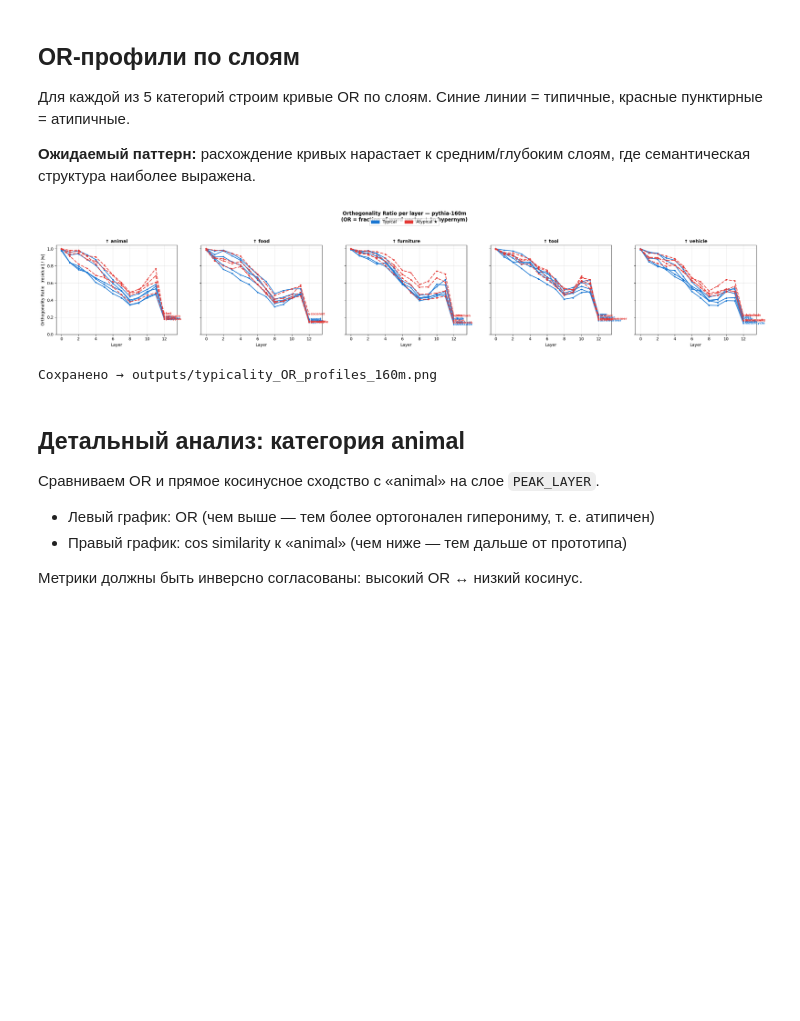
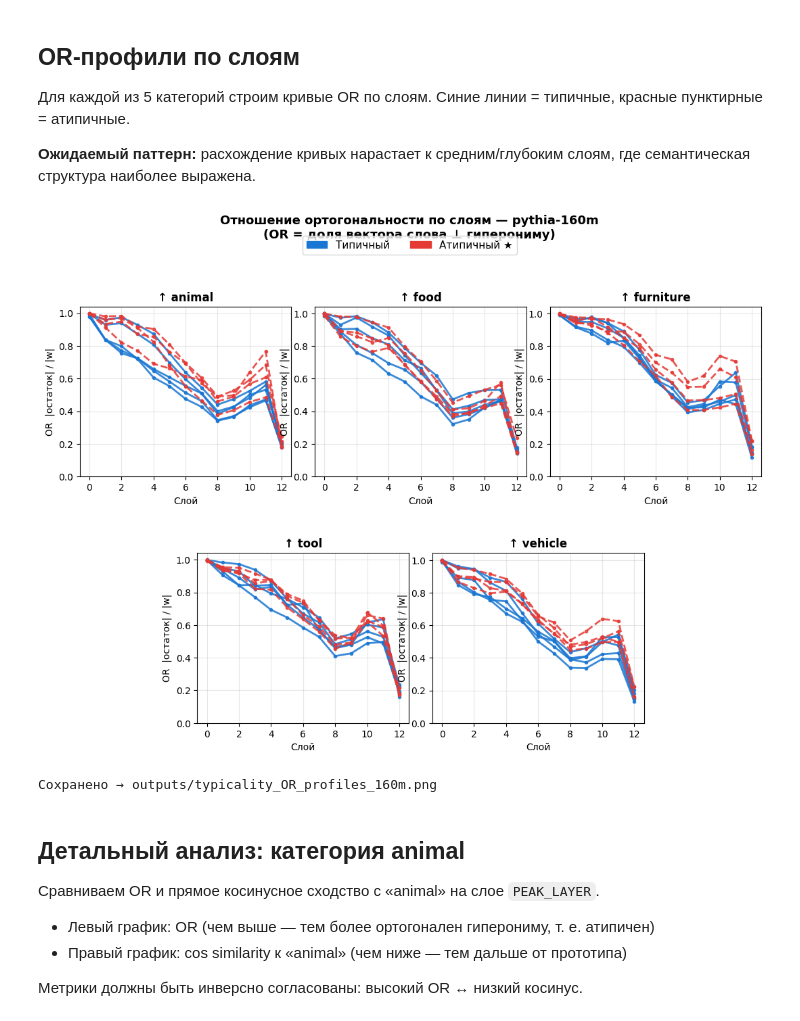
Before and after one commit to ajratik/pythia-semantic-hierarchies, a Jupyter notebook: 05_exp_6.ipynb, the cells around one changed output. Saved outputs shown, nothing was run; the diff lists cells and outputs as text; code cells hidden in the pictures; blank space fills up the shorter version.

```diff
--- a/05_exp_6.ipynb
+++ b/05_exp_6.ipynb
@@ -223,76 +222,74 @@ print("Модель выгружена из памяти.")
 layers = list(range(n_layers + 1))
 all_peak_layer_rows = []
 
-fig_profiles, axes = plt.subplots(
-    1, len(FOCUS_GROUPS), figsize=(5 * len(FOCUS_GROUPS), 4.5), sharey=True)
+import matplotlib.gridspec as gridspec
+
+fig_profiles = plt.figure(figsize=(13, 8))
+gs = gridspec.GridSpec(2, 6, figure=fig_profiles,
+                       hspace=0.45, wspace=0.25)
+
+ax_slots = [
+    fig_profiles.add_subplot(gs[0, 0:2]),
+    fig_profiles.add_subplot(gs[0, 2:4]),
+    fig_profiles.add_subplot(gs[0, 4:6]),
+    fig_profiles.add_subplot(gs[1, 1:3]),
+    fig_profiles.add_subplot(gs[1, 3:5]),
+]
 
 for ax_i, (hypernym, members) in enumerate(FOCUS_GROUPS):
-    ax = axes[ax_i]
+    ax = ax_slots[ax_i]
     if hypernym not in word_acts:
         ax.set_title(f"{hypernym} (missing)")
         continue
 
-    h_acts = word_acts[hypernym]  # [n_layers+1, d]
-
-    has_atypical = any(not t for _, t in members if _ in word_acts)
+    h_acts = word_acts[hypernym]
     fallback_palette = ["#1565C0", "#0288D1", "#00897B", "#6D4C41"]
     fallback_idx = 0
 
     for word, is_typical in members:
         if word not in word_acts:
             continue
         w_acts   = word_acts[word]
         or_curve = [orthogonality_ratio(w_acts[l], h_acts[l]) for l in layers]
-        if has_atypical:
-            color     = "#1976D2" if is_typical else "#E53935"
-            linestyle = "-"       if is_typical else "--"
-        else:
-            color     = fallback_palette[fallback_idx % len(fallback_palette)]
-            linestyle = "-"
-            fallback_idx += 1
+        color     = "#1976D2" if is_typical else "#E53935"
+        linestyle = "-"       if is_typical else "--"
         ax.plot(layers, or_curve,
                 color=color, linestyle=linestyle, linewidth=2,
-                marker="o", markersize=3, label=word, alpha=0.85)
-        ax.annotate(word,
-                    xy=(layers[-1], or_curve[-1]),
-                    xytext=(3, 0), textcoords="offset points",
-                    va="center", fontsize=8, color=color, fontweight="bold")
+                marker="o", markersize=3, alpha=0.85, label=word)
 
         peak = min(8, n_layers)
         all_peak_layer_rows.append({
             "hypernym":    hypernym,
             "word":        word,
             "is_typical":  is_typical,
             "OR_at_peak":  or_curve[peak],
             "OR_at_final": or_curve[-1],
         })
 
-    ax.set_title(f"\u2191 {hypernym}", fontweight="bold", fontsize=11)
-    ax.set_xlabel("Layer")
-    if ax_i == 0:
-        ax.set_ylabel("Orthogonality Ratio  |residual| / |w|")
+    ax.set_title(f"↑ {hypernym}", fontweight="bold", fontsize=12)
+    ax.set_xlabel("Слой", fontsize=10)
+    ax.set_ylabel("OR  |остаток| / |w|", fontsize=10)
     ax.set_ylim(bottom=0)
     ax.grid(True, alpha=0.3)
-    ax.set_xlim(right=layers[-1] + 1.5)
 
 handles = [
-    mpatches.Patch(color="#1976D2", label="Typical"),
-    mpatches.Patch(color="#E53935", label="Atypical \u2605"),
+    mpatches.Patch(color="#1976D2", label="Типичный"),
+    mpatches.Patch(color="#E53935", label="Атипичный ★"),
 ]
 fig_profiles.legend(handles=handles, loc="upper center",
-                    ncol=2, fontsize=10, bbox_to_anchor=(0.5, 1.02))
+                    ncol=2, fontsize=11, bbox_to_anchor=(0.5, 1.02))
 fig_profiles.suptitle(
-    f"Orthogonality Ratio per layer \u2014 {MODEL_NAME}\n"
-    f"(OR = fraction of word vector \u22a5 to hypernym)",
-    fontsize=12, fontweight="bold", y=1.06)
-fig_profiles.tight_layout()
+    f"Отношение ортогональности по слоям — {MODEL_NAME}\n"
+    f"(OR = доля вектора слова ⊥ гиперониму)",
+    fontsize=13, fontweight="bold", y=1.05)
+
 path_profiles = f"outputs/typicality_OR_profiles_{SLUG}.png"
 fig_profiles.savefig(path_profiles, dpi=150, bbox_inches="tight")
 plt.show()
 plt.close(fig_profiles)
-print(f"\u0421\u043e\u0445\u0440\u0430\u043d\u0435\u043d\u043e \u2192 {path_profiles}")
+print(f"Сохранено → {path_profiles}")
 # %% [output]
-[figure, old version]
+[figure, new version]
 Сохранено → outputs/typicality_OR_profiles_160m.png
 # %% [markdown]
 ## Детальный анализ: категория animal
```
Also changed, not shown: parts of 2 cells of this notebook, 22 other files.
